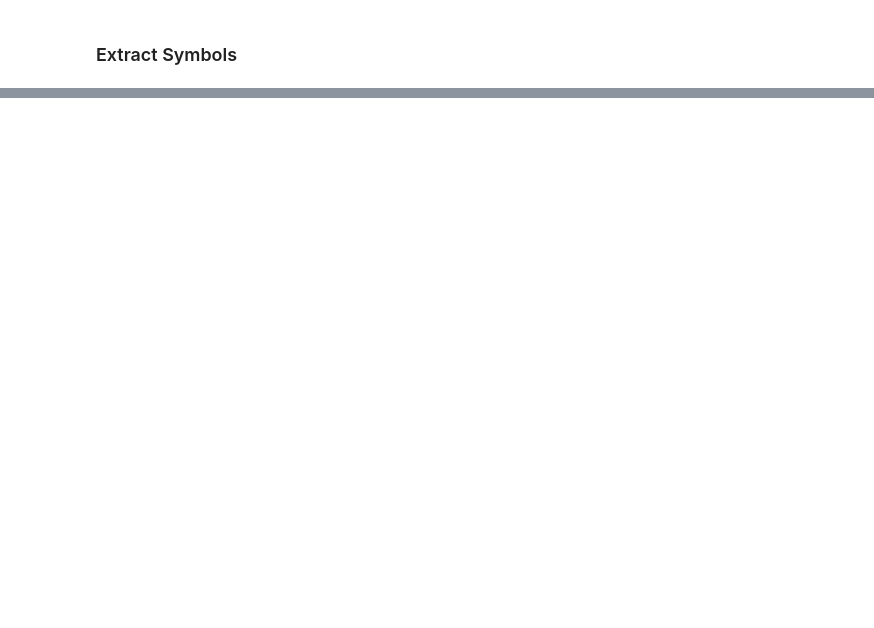
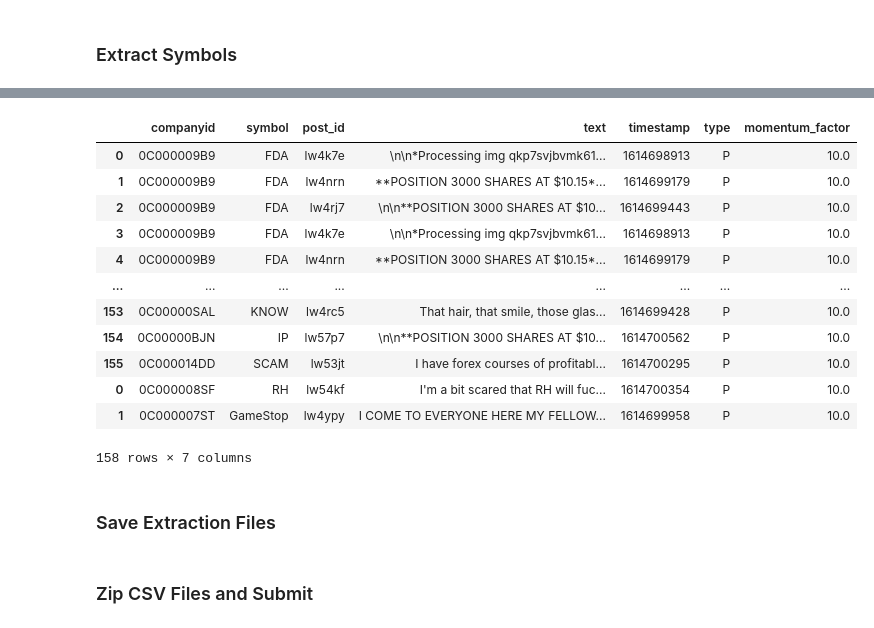
Before and after one commit to chandr33/wsb-hackathon, a Jupyter notebook: model_run.ipynb, the cells around one changed output, grey strips where cells are left out. Saved outputs shown, nothing was run; the diff lists cells and outputs as text; code cells hidden in the pictures; blank space fills up the shorter version.

```diff
--- a/model_run.ipynb
+++ b/model_run.ipynb
@@ -151,0 +269,3 @@ comments_df_sample.head(10)
+# %%
+post_ticker_split_df['momentum_factor'] = post_ticker_split_df[['momentum_factor', 'symbol']].apply(lambda x: extract_momentum(x.momentum_factor, x.symbol), axis=1)
+post_ticker_split_df = post_ticker_split_df.drop_duplicates()
@@ -151,0 +359,21 @@ comments_df_sample.head(10)
+# %%
+post_ticker_match_df = pd.merge(df_ticker_match, post_ticker_split_df, on=['symbol'])
+post_company_match_df = pd.merge(df_company_match, post_ticker_split_df, on=['symbol'])
+final_post_df = post_ticker_match_df.append(post_company_match_df)
+final_post_df.head(200)
+# %% [output]
+|  | companyid | symbol | post_id | text | timestamp | type | momentum_factor |
+| 0 | 0C000009B9 | FDA | lw4k7e | \n\n*Processing img qkp7svjbvmk61... | 1614698913 | P | 10.0 |
+| 1 | 0C000009B9 | FDA | lw4nrn | **POSITION 3000 SHARES AT $10.15*... | 1614699179 | P | 10.0 |
+| 2 | 0C000009B9 | FDA | lw4rj7 | \n\n**POSITION 3000 SHARES AT $10... | 1614699443 | P | 10.0 |
+| 3 | 0C000009B9 | FDA | lw4k7e | \n\n*Processing img qkp7svjbvmk61... | 1614698913 | P | 10.0 |
+| 4 | 0C000009B9 | FDA | lw4nrn | **POSITION 3000 SHARES AT $10.15*... | 1614699179 | P | 10.0 |
+| ... | ... | ... | ... | ... | ... | ... | ... |
+| 153 | 0C00000SAL | KNOW | lw4rc5 | That hair, that smile, those glas... | 1614699428 | P | 10.0 |
+| 154 | 0C00000BJN | IP | lw57p7 | \n\n**POSITION 3000 SHARES AT $10... | 1614700562 | P | 10.0 |
+| 155 | 0C000014DD | SCAM | lw53jt | I have forex courses of profitabl... | 1614700295 | P | 10.0 |
+| 0 | 0C000008SF | RH | lw54kf | I'm a bit scared that RH will fuc... | 1614700354 | P | 10.0 |
+| 1 | 0C000007ST | GameStop | lw4ypy | I COME TO EVERYONE HERE MY FELLOW... | 1614699958 | P | 10.0 |
+158 rows × 7 columns
+# %% [markdown]
+### Save Extraction Files
@@ -151,0 +383,2 @@ comments_df_sample.head(10)
+# %% [markdown]
+### Zip CSV Files and Submit
```
Also changed, not shown: parts of 52 cells of this notebook.
